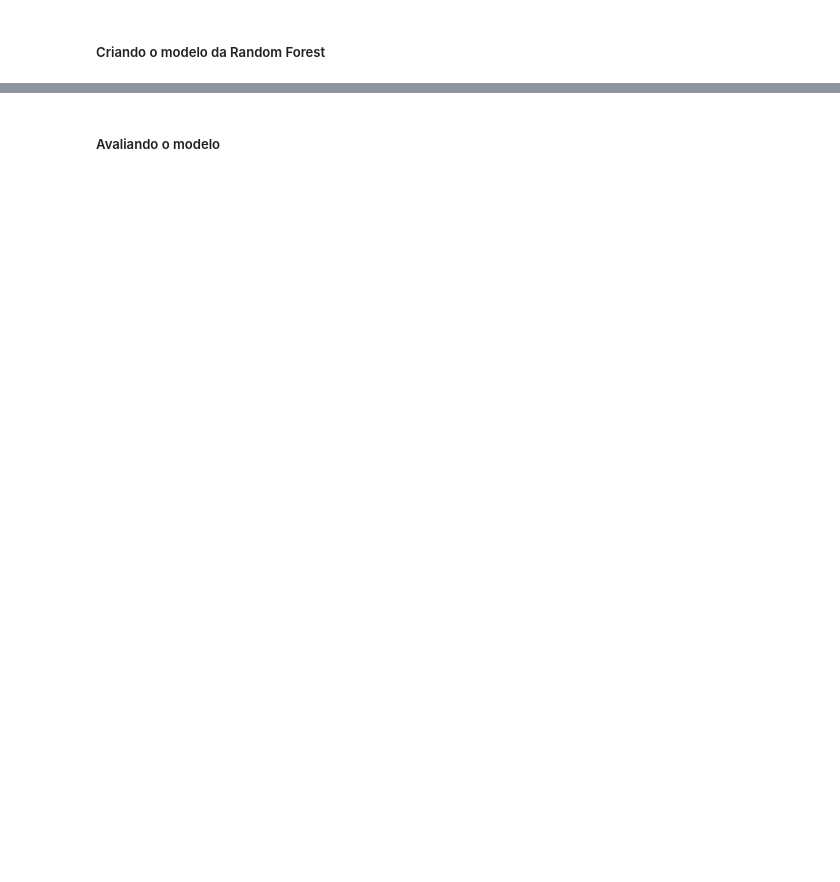
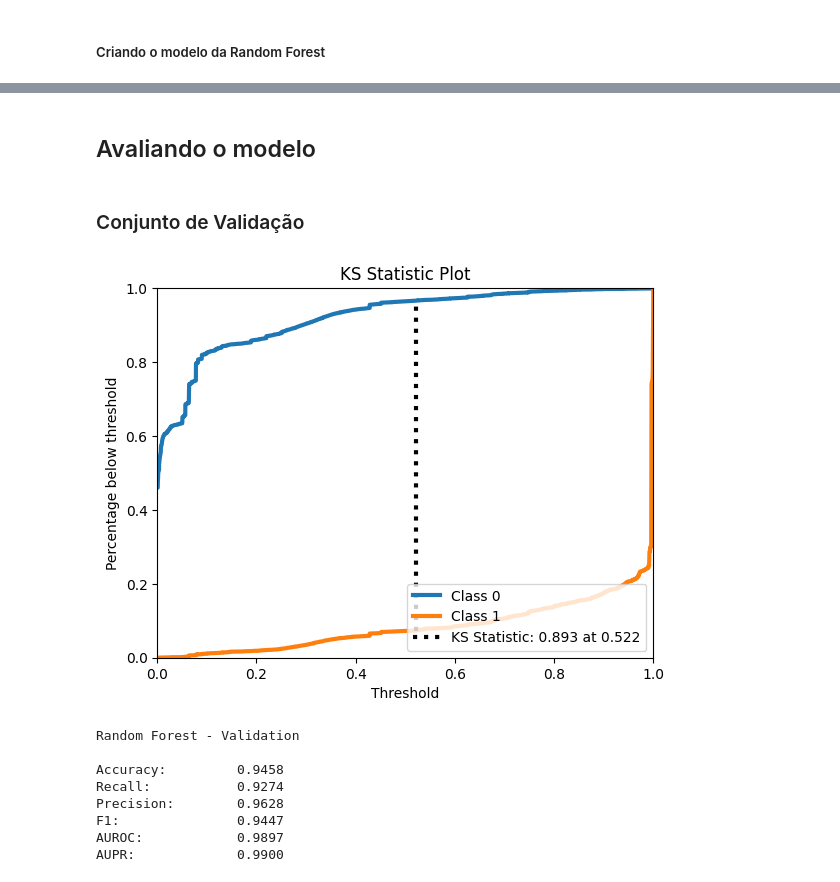
Before and after one commit to GuilhermeMaciel75/RN-Airline-Passenger-Satisfaction, a Jupyter notebook: src/random_forest.ipynb, the cells around one changed output, grey strips where cells are left out. Cells and saved outputs as stored; diff of their text form; code cells hidden in the pictures; blank space fills up the shorter version.

Commit message:
feat: add right scores metrics

```diff
--- a/src/random_forest.ipynb
+++ b/src/random_forest.ipynb
@@ -26,3 +58,29 @@ y_test = df_test['satisfaction'].values
+# %%
+def compute_performance_metrics(y, y_pred_class, y_pred_scores=None):
+    accuracy = accuracy_score(y, y_pred_class)
+    recall = recall_score(y, y_pred_class)
+    precision = precision_score(y, y_pred_class)
+    f1 = f1_score(y, y_pred_class)
+    performance_metrics = (accuracy, recall, precision, f1)
+    if y_pred_scores is not None:
+        skplt.metrics.plot_ks_statistic(y, y_pred_scores)
+        plt.show()
+        y_pred_scores = y_pred_scores[:, 1]
+        auroc = roc_auc_score(y, y_pred_scores)
+        aupr = average_precision_score(y, y_pred_scores)
+        performance_metrics = performance_metrics + (auroc, aupr)
+    return performance_metrics
+# %%
+def print_metrics_summary(accuracy, recall, precision, f1, auroc=None, aupr=None):
+    print()
+    print("{metric:<18}{value:.4f}".format(metric="Accuracy:", value=accuracy))
+    print("{metric:<18}{value:.4f}".format(metric="Recall:", value=recall))
+    print("{metric:<18}{value:.4f}".format(metric="Precision:", value=precision))
+    print("{metric:<18}{value:.4f}".format(metric="F1:", value=f1))
+    if auroc is not None:
+        print("{metric:<18}{value:.4f}".format(metric="AUROC:", value=auroc))
+    if aupr is not None:
+        print("{metric:<18}{value:.4f}".format(metric="AUPR:", value=aupr))
 # %% [markdown]
 ##### Ajustando variáveis one-hot-encoding para string
 # %%
@@ -73,2 +143,2 @@ model.fit(X=X_train, y=y_train)
 # %% [markdown]
-##### Avaliando o modelo
+## Avaliando o modelo
@@ -88 +145,20 @@ print(f'Accuracy no conjunto de Validação: {accuracy_val:.4f}')
+# %% [markdown]
+### Conjunto de Validação
+# %%
+y_pred_val_class = model.predict(X_val)
+y_pred_val_scores = model.predict_proba(X_val)
+# %%
+accuracy, recall, precision, f1, auroc, aupr = compute_performance_metrics(y_val, y_pred_val_class, y_pred_val_scores)
+print('\n\nRandom Forest - Validation')
+print_metrics_summary(accuracy, recall, precision, f1, auroc, aupr)
+# %% [output]
+[figure, added]
+Random Forest - Validation
+
+Accuracy:         0.9458
+Recall:           0.9274
+Precision:        0.9628
+F1:               0.9447
+AUROC:            0.9897
+AUPR:             0.9900
 # %%
```
Also changed, not shown: parts of 20 cells of this notebook, 1 other file.
